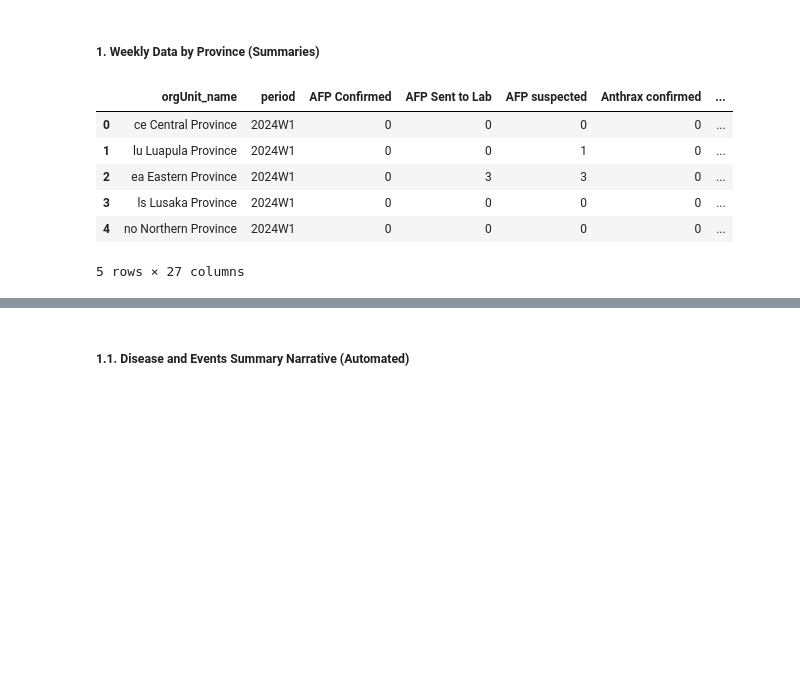
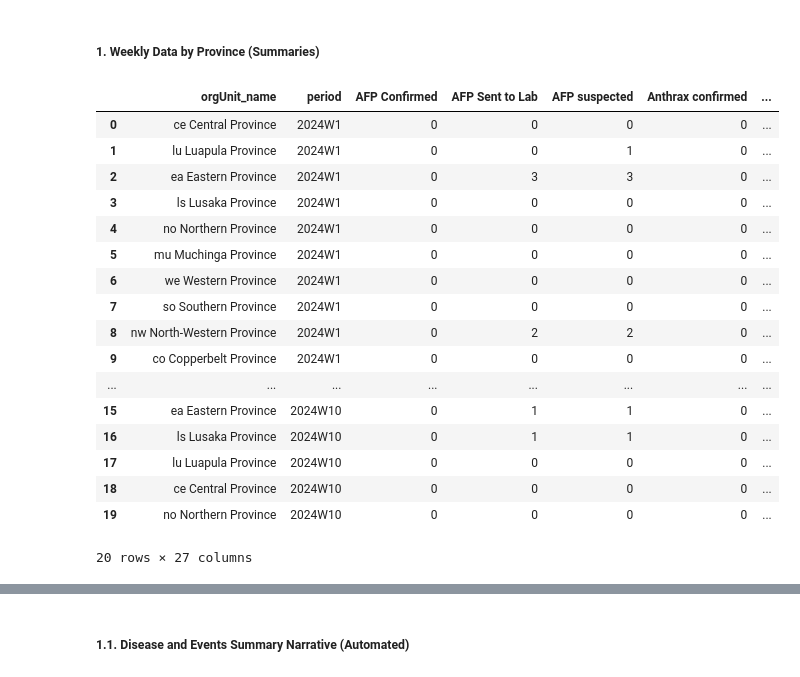
Before and after one commit to malambomutila/Big-Data-Visualisation-Assessment, a Jupyter notebook: malambo.ipynb, the cells around one changed output, grey strips where cells are left out. Drawn from its saved outputs; the diff is of its cells as text; code cells hidden in the pictures; blank space fills up the shorter version.

Commit message:
All required data

```diff
--- a/malambo.ipynb
+++ b/malambo.ipynb
@@ -37,12 +38,23 @@ Data Loaded
 # %% [markdown]
 ##### 1. Weekly Data by Province (Summaries)
 # %%
-weekly_data.head()
+weekly_data.head(20)
 # %% [output]
 |  | orgUnit_name | period | AFP Confirmed | AFP Sent to Lab | AFP suspected | Anthrax confirmed | ... |
 | 0 | ce Central Province | 2024W1 | 0 | 0 | 0 | 0 | ... |
 | 1 | lu Luapula Province | 2024W1 | 0 | 0 | 1 | 0 | ... |
 | 2 | ea Eastern Province | 2024W1 | 0 | 3 | 3 | 0 | ... |
 | 3 | ls Lusaka Province | 2024W1 | 0 | 0 | 0 | 0 | ... |
 | 4 | no Northern Province | 2024W1 | 0 | 0 | 0 | 0 | ... |
+| 5 | mu Muchinga Province | 2024W1 | 0 | 0 | 0 | 0 | ... |
+| 6 | we Western Province | 2024W1 | 0 | 0 | 0 | 0 | ... |
+| 7 | so Southern Province | 2024W1 | 0 | 0 | 0 | 0 | ... |
+| 8 | nw North-Western Province | 2024W1 | 0 | 2 | 2 | 0 | ... |
+| 9 | co Copperbelt Province | 2024W1 | 0 | 0 | 0 | 0 | ... |
+| ... | ... | ... | ... | ... | ... | ... | ... |
+| 15 | ea Eastern Province | 2024W10 | 0 | 1 | 1 | 0 | ... |
+| 16 | ls Lusaka Province | 2024W10 | 0 | 1 | 1 | 0 | ... |
+| 17 | lu Luapula Province | 2024W10 | 0 | 0 | 0 | 0 | ... |
+| 18 | ce Central Province | 2024W10 | 0 | 0 | 0 | 0 | ... |
+| 19 | no Northern Province | 2024W10 | 0 | 0 | 0 | 0 | ... |
-5 rows × 27 columns
+20 rows × 27 columns
```
Also changed, not shown: parts of 4 cells of this notebook.
